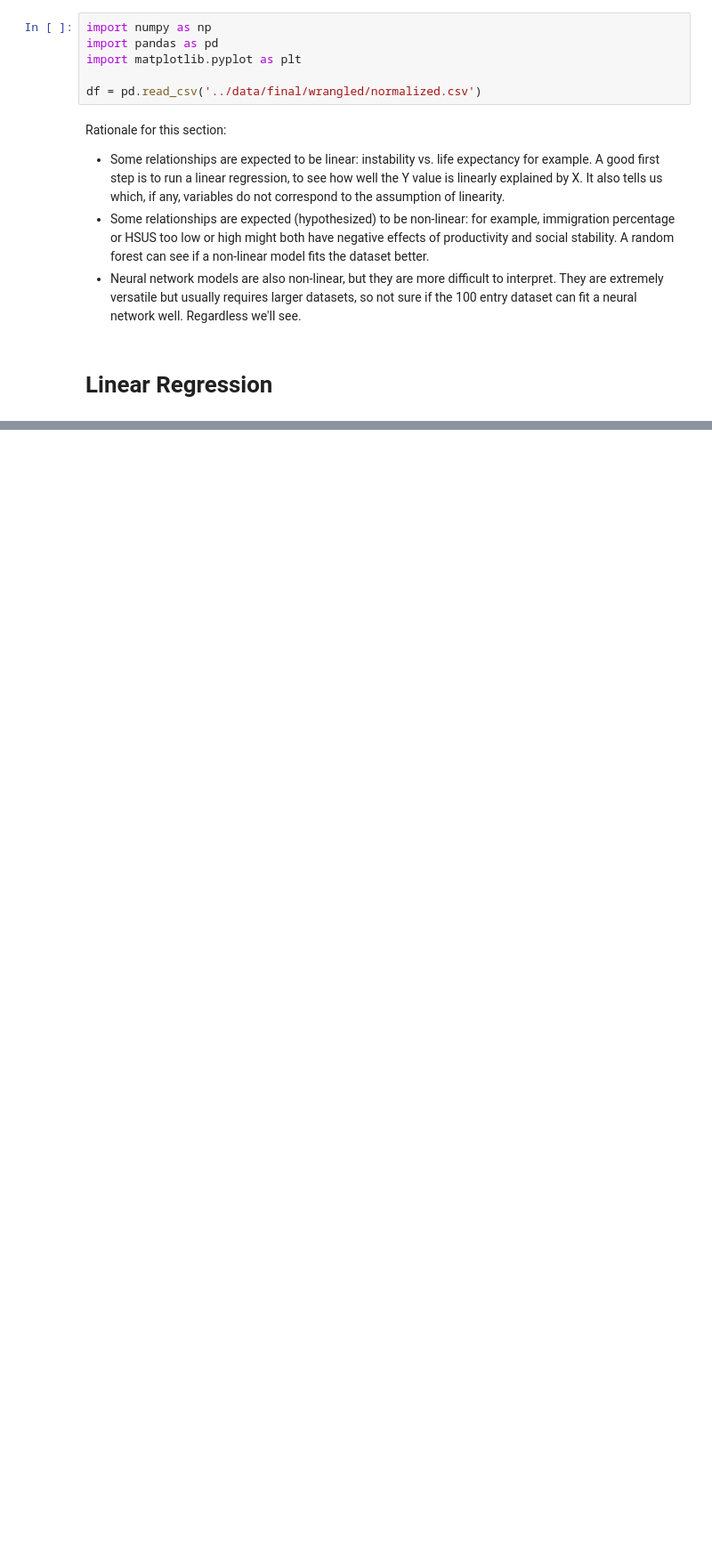
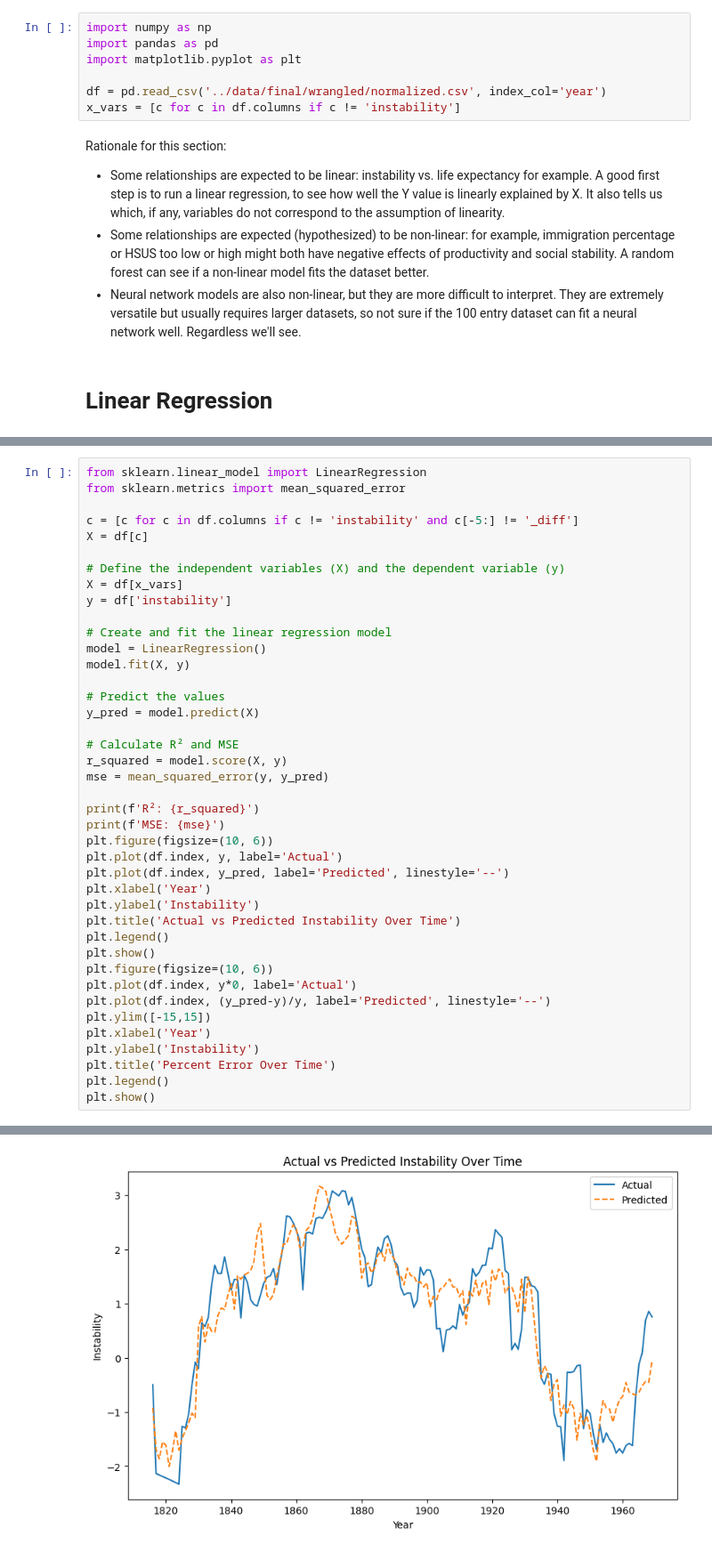
Before and after one commit to Jichao-Yang/data221, a Jupyter notebook: final/3.ipynb, the cells around one changed output, grey strips where cells are left out. Shown: that part at 89% size. Cells and saved outputs as stored; diff of their text form; blank space fills up the shorter version.

```diff
--- a/final/3.ipynb
+++ b/final/3.ipynb
@@ -3,7 +3,8 @@ import numpy as np
 import pandas as pd
 import matplotlib.pyplot as plt
 
-df = pd.read_csv('../data/final/wrangled/normalized.csv')
+df = pd.read_csv('../data/final/wrangled/normalized.csv', index_col='year')
+x_vars = [c for c in df.columns if c != 'instability']
 # %% [markdown]
 Rationale for this section:
  - Some relationships are expected to be linear: instability vs. life expectancy for example. A good first step is to run a linear regression, to see how well the Y value is linearly explained by X. It also tells us which, if any, variables do not correspond to the assumption of linearity.
@@ -107,0 +15,42 @@ Mean Squared Error (Neural Network): 0.33499745829223093
+# %%
+from sklearn.linear_model import LinearRegression
+from sklearn.metrics import mean_squared_error
+
+c = [c for c in df.columns if c != 'instability' and c[-5:] != '_diff']
+X = df[c]
+
+# Define the independent variables (X) and the dependent variable (y)
+X = df[x_vars]
+y = df['instability']
+
+# Create and fit the linear regression model
+model = LinearRegression()
+model.fit(X, y)
+
+# Predict the values
+y_pred = model.predict(X)
+
+# Calculate R² and MSE
+r_squared = model.score(X, y)
+mse = mean_squared_error(y, y_pred)
+
+print(f'R²: {r_squared}')
+print(f'MSE: {mse}')
+plt.figure(figsize=(10, 6))
+plt.plot(df.index, y, label='Actual')
+plt.plot(df.index, y_pred, label='Predicted', linestyle='--')
+plt.xlabel('Year')
+plt.ylabel('Instability')
+plt.title('Actual vs Predicted Instability Over Time')
+plt.legend()
+plt.show()
+plt.figure(figsize=(10, 6))
+plt.plot(df.index, y*0, label='Actual')
+plt.plot(df.index, (y_pred-y)/y, label='Predicted', linestyle='--')
+plt.ylim([-15,15])
+plt.xlabel('Year')
+plt.ylabel('Instability')
+plt.title('Percent Error Over Time')
+plt.legend()
+plt.show()
+# %% [output]
@@ -107,0 +59 @@ Mean Squared Error (Neural Network): 0.33499745829223093
+[figure, added]
```
Also changed, not shown: parts of 11 cells of this notebook, 1 other file.
